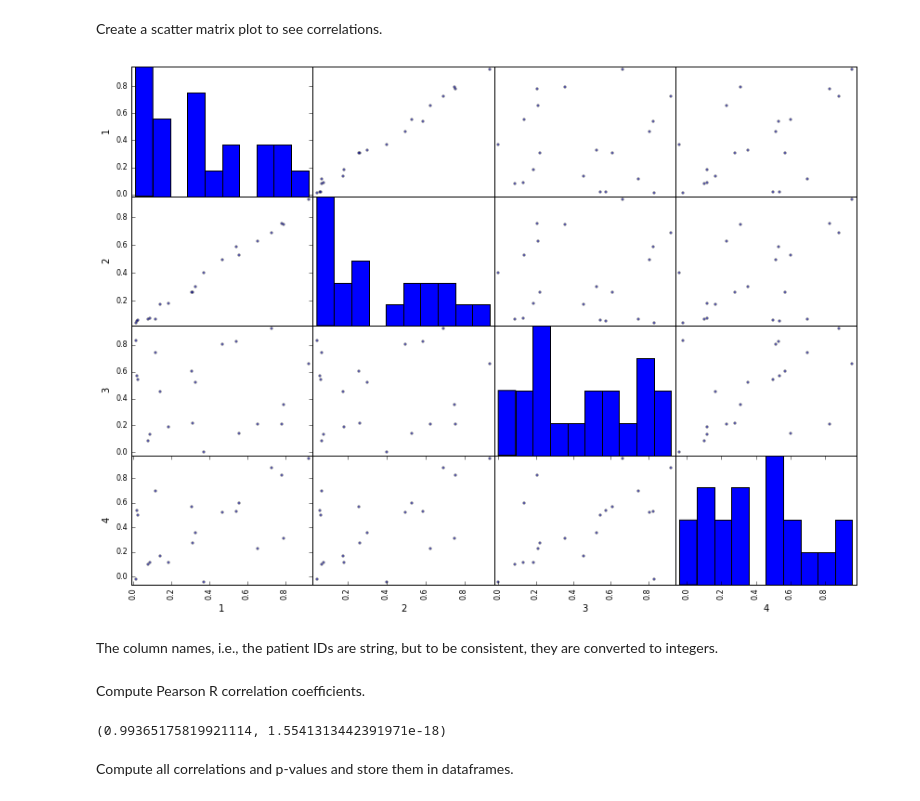
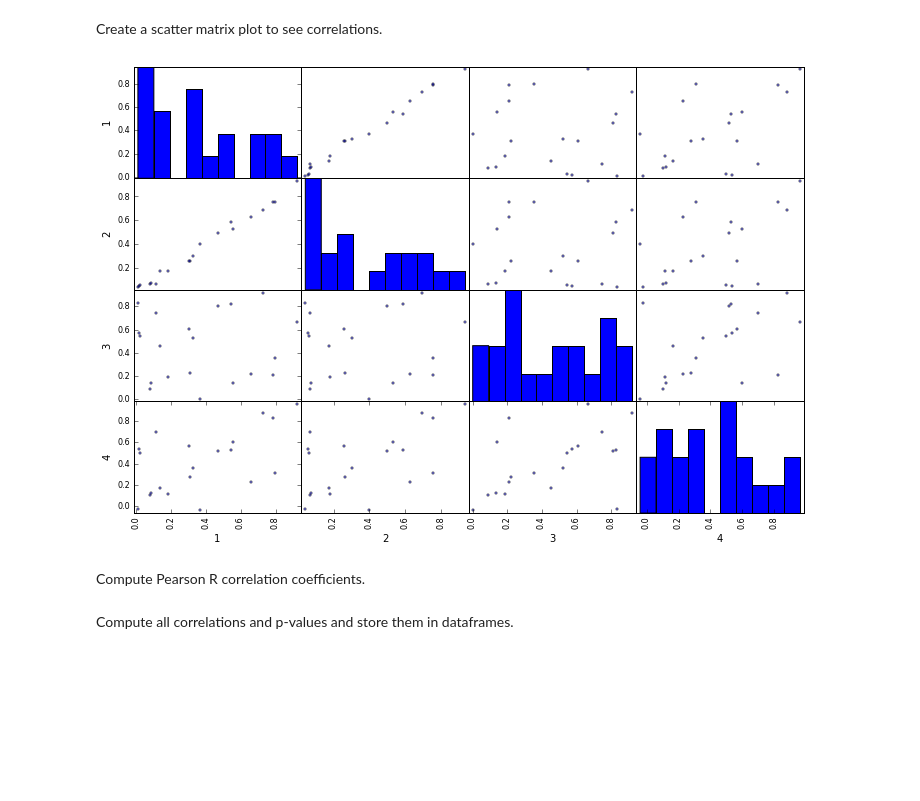
Before and after one commit to gjbex/training-material, a Jupyter notebook: Python/Pandas/patients.ipynb, the cells around one changed output. Cells and saved outputs as stored; diff of their text form; code cells hidden in the pictures; blank space fills up the shorter version.

```diff
--- a/Python/Pandas/patients.ipynb
+++ b/Python/Pandas/patients.ipynb
@@ -148,6 +148,7 @@ Gene expression data is available for these patients, and it is stored on an HTM
 # %%
 genes_data = pd.read_html('data/genes.html', index_col=0, header=0)
 genes = genes_data[0]
+genes.columns = [int(x) for x in genes.columns]
 genes
 # %% [output]
 |  | 1 | 2 | 3 | 4 |
@@ -170,19 +171,13 @@ genes
 # %% [markdown]
 Create a scatter matrix plot to see correlations.
 # %%
-pd.tools.plotting.scatter_matrix(genes, figsize=(14, 10));
+pd.tools.plotting.scatter_matrix(genes, figsize=(12, 8));
 # %% [output]
-[figure, old version]
+[figure, new version]
-# %% [markdown]
-The column names, i.e., the patient IDs are string, but to be consistent, they are converted to integers.
 # %%
 genes.columns = [int(x) for x in genes.columns]
 # %% [markdown]
 Compute Pearson R correlation coefficients.
-# %%
-stats.pearsonr(genes[1], genes[2])
-# %% [output]
-(0.99365175819921114, 1.5541313442391971e-18)
 # %% [markdown]
 Compute all correlations and p-values and store them in dataframes.
 # %%
```
Also changed, not shown: parts of 6 cells of this notebook, 16 other files.
